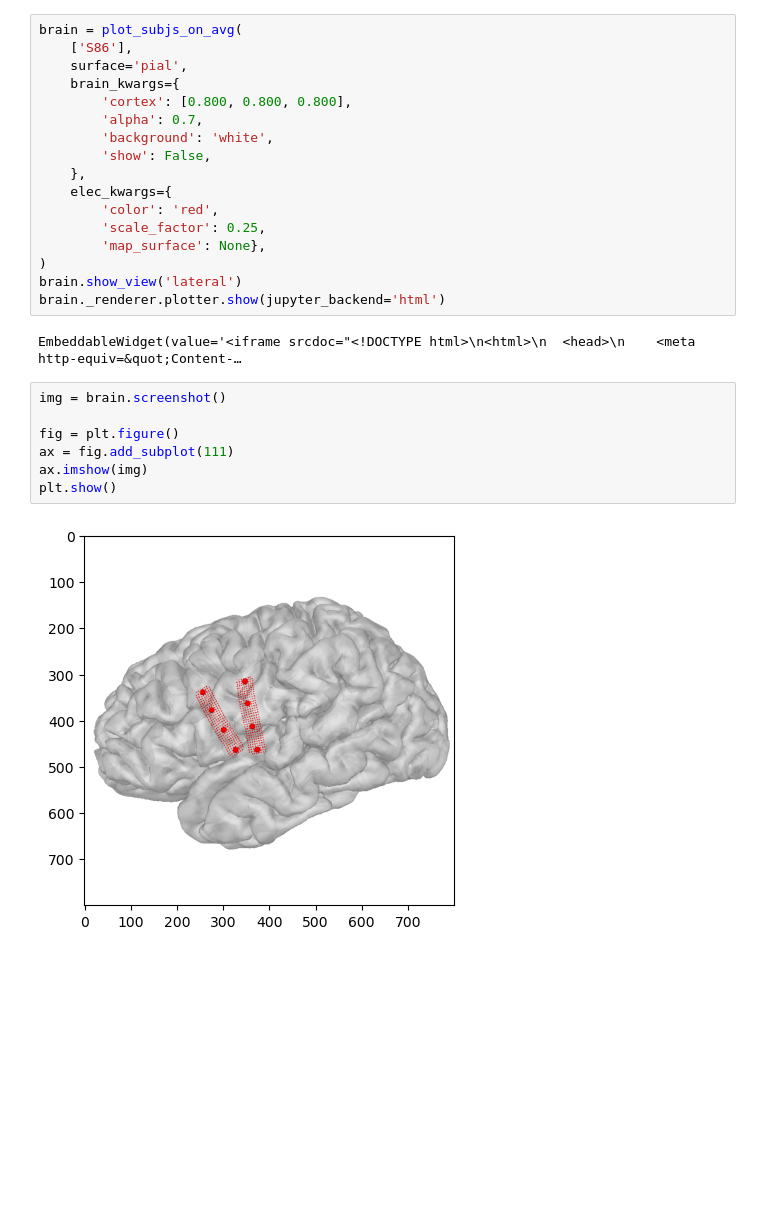
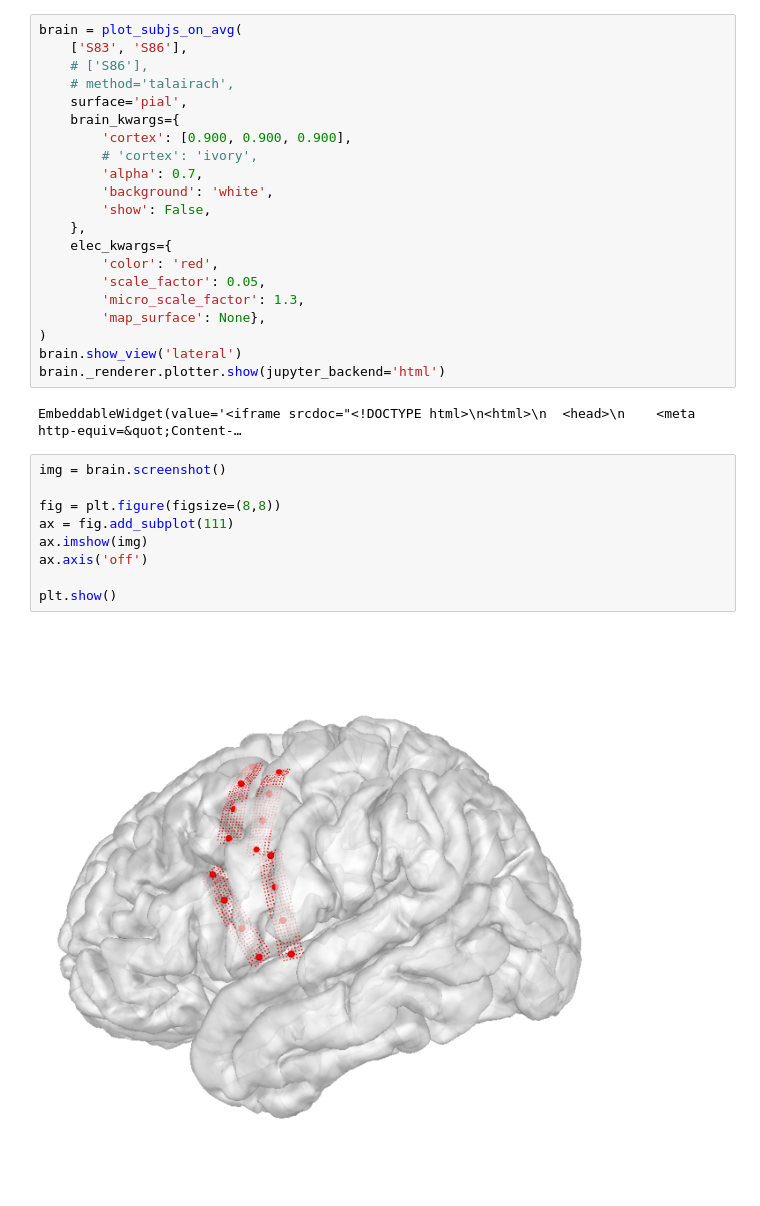
Before and after one commit to coganlab/intraop_bids, a Jupyter notebook: visualization/loc/brainplot.ipynb, the cells around one changed output. Cells and saved outputs as stored; diff of their text form; blank space fills up the shorter version.

```diff
--- a/visualization/loc/brainplot.ipynb
+++ b/visualization/loc/brainplot.ipynb
@@ -114,17 +117,21 @@ plt.show()
 # On average subject
 # %%
 brain = plot_subjs_on_avg(
-    ['S86'],
+    ['S83', 'S86'],
+    # ['S86'],
+    # method='talairach',
     surface='pial',
     brain_kwargs={
-        'cortex': [0.800, 0.800, 0.800],
+        'cortex': [0.900, 0.900, 0.900],
+        # 'cortex': 'ivory',
         'alpha': 0.7,
         'background': 'white',
         'show': False,
     },
     elec_kwargs={
         'color': 'red',
-        'scale_factor': 0.25,
+        'scale_factor': 0.05,
+        'micro_scale_factor': 1.3,
         'map_surface': None},
 )
 brain.show_view('lateral')
@@ -134,9 +141,11 @@ EmbeddableWidget(value='<iframe srcdoc="<!DOCTYPE html>\n<html>\n  <head>\n    <
 # %%
 img = brain.screenshot()
 
-fig = plt.figure()
+fig = plt.figure(figsize=(8,8))
 ax = fig.add_subplot(111)
 ax.imshow(img)
+ax.axis('off')
+
 plt.show()
 # %% [output]
-[figure, old version]
+[figure, new version]
```
Also changed, not shown: parts of 2 cells of this notebook, 1 other file.
